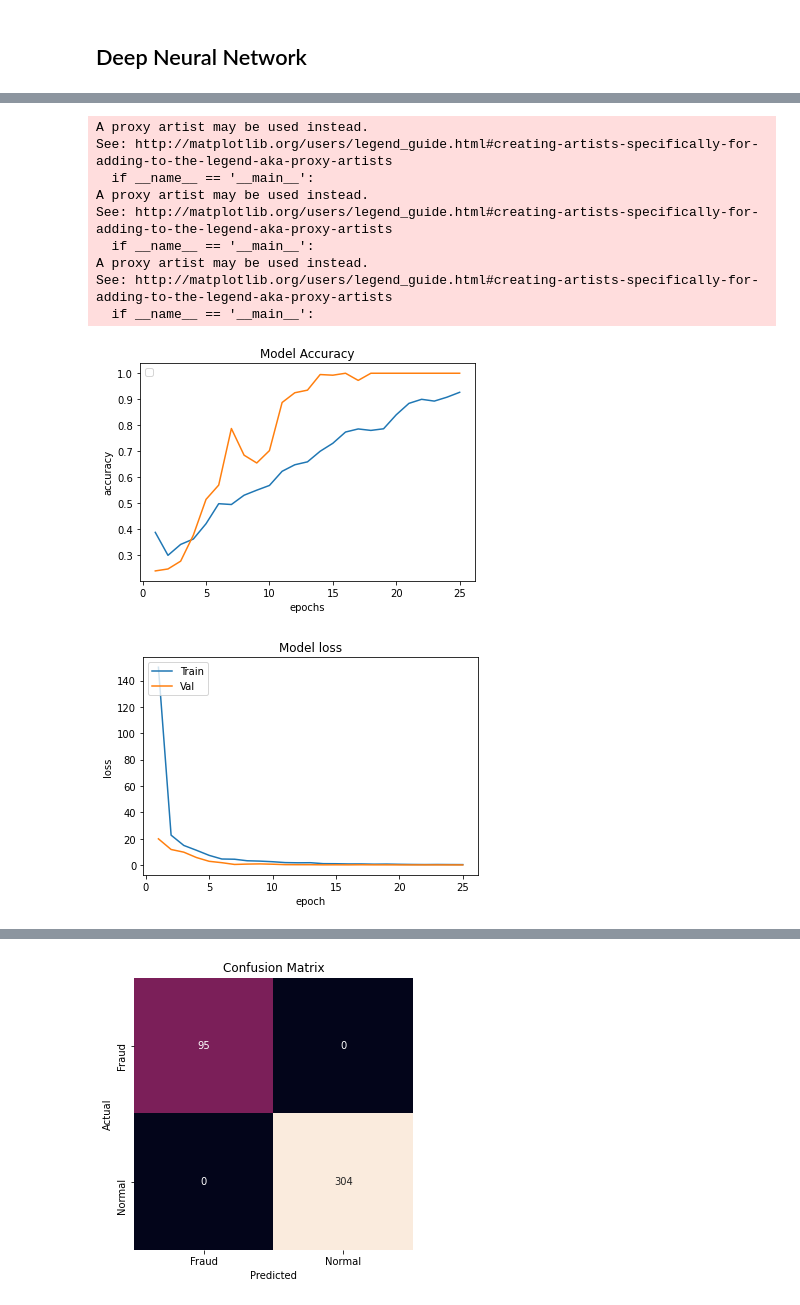
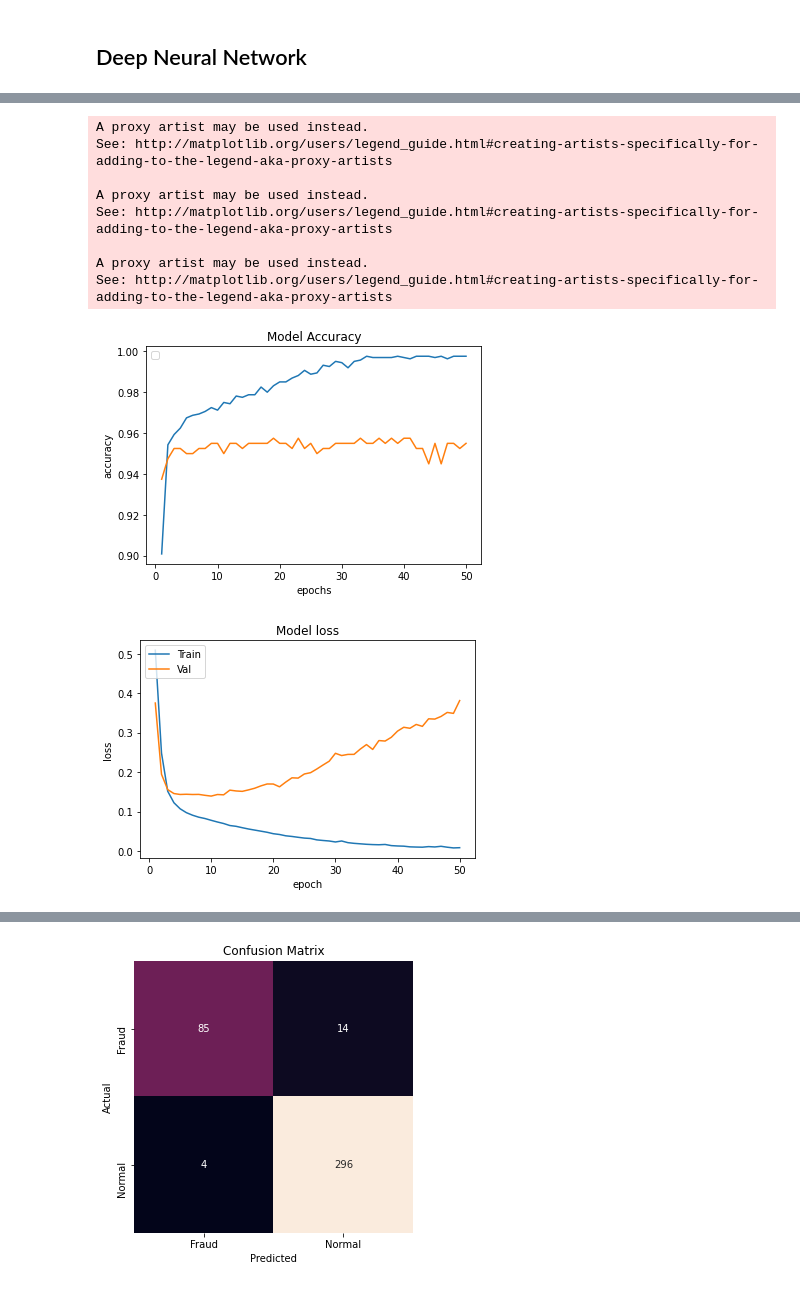
Before and after one commit to ldselvera/Fraud_Detection_Deep_Learning, a Jupyter notebook: Fraud_Detection.ipynb, the cells around one changed output, grey strips where cells are left out. Drawn from its saved outputs; the diff is of its cells as text; code cells hidden in the pictures.

```diff
--- a/Fraud_Detection.ipynb
+++ b/Fraud_Detection.ipynb
@@ -157,9 +157,9 @@ final_data['Class'].value_counts()
 1     492
 Name: Class, dtype: int64
 # %%
-df_anomaly = df[df[df.columns[30]] > 0]
-df_normal = df[df[df.columns[30]] == 0].sample(n=df_anomaly.size, random_state=1, axis='index')
-df = pd.concat([ df_anomaly, df_normal])
+fraud = df[df[df.columns[30]] > 0]
+non_fraud = df[df[df.columns[30]] == 0].sample(n=fraud.size, random_state=1, axis='index')
+df = pd.concat([ fraud, non_fraud])
 
 show_pca_df(df)
 # %% [output]
@@ -182,5 +175,8 @@ anomalies.shape, normal.shape
 # %%
-data_set = pd.concat([non_fraud_data[:1500], fraud_data])
+anomalies = df[df["Class"] == 1]
+normal = df[df["Class"] == 0]
+
+data_set = pd.concat([normal[:1500], anomalies])
 
 x_train, x_test = train_test_split(data_set, test_size = 0.2)
 
@@ -258,11 +251,10 @@ def plot_learning_curve(history,epochs):
 DNN = Sequential([
 Dense(input_dim = 30, units = 16, activation = 'relu'),
 Dense(units = 24, activation = 'relu'),
-Dropout(0.5),
 Dense(units = 20, activation = 'relu'),
 Dense(units = 24, activation = 'relu'),
 Dense(units =1, activation = 'sigmoid'),])
 # %%
 DNN.compile(optimizer = 'adam', loss = 'binary_crossentropy', metrics = ['accuracy'])
-history = DNN.fit(x_train, y_train, epochs = 25, validation_data = (x_test,y_test),verbose=1)
+history = DNN.fit(x_train, y_train, epochs = 50, validation_data = (x_test,y_test),verbose=1)
 # %% [output]
@@ -286,17 +278,16 @@ Epoch 25/25
 # %%
-plot_learning_curve(history, 25)
+plot_learning_curve(history, 50)
 # %% [output]
 A proxy artist may be used instead.
 See: http://matplotlib.org/users/legend_guide.html#creating-artists-specifically-for-adding-to-the-legend-aka-proxy-artists
-  if __name__ == '__main__':
+
 A proxy artist may be used instead.
 See: http://matplotlib.org/users/legend_guide.html#creating-artists-specifically-for-adding-to-the-legend-aka-proxy-artists
-  if __name__ == '__main__':
+
 A proxy artist may be used instead.
 See: http://matplotlib.org/users/legend_guide.html#creating-artists-specifically-for-adding-to-the-legend-aka-proxy-artists
-  if __name__ == '__main__':
-[figure, old version]
+[figure, new version]
-[figure, old version]
+[figure, new version]
 # %%
 score = DNN.evaluate(x_test, y_test)
 # %% [output]
```
Also changed, not shown: parts of 20 cells of this notebook.
